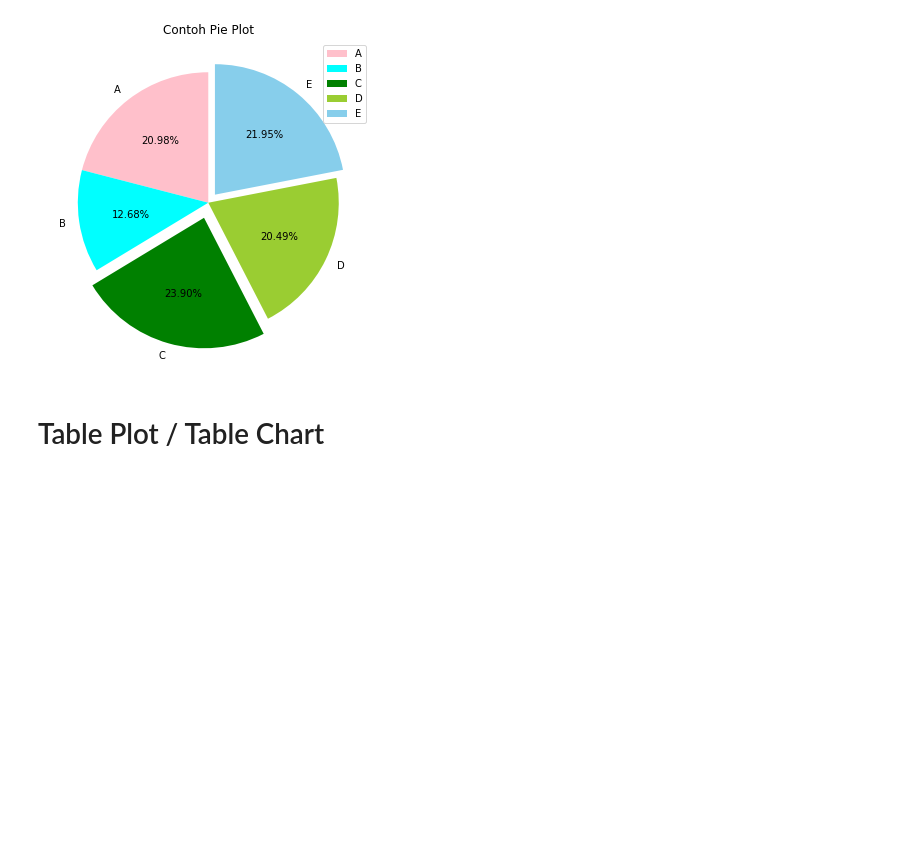
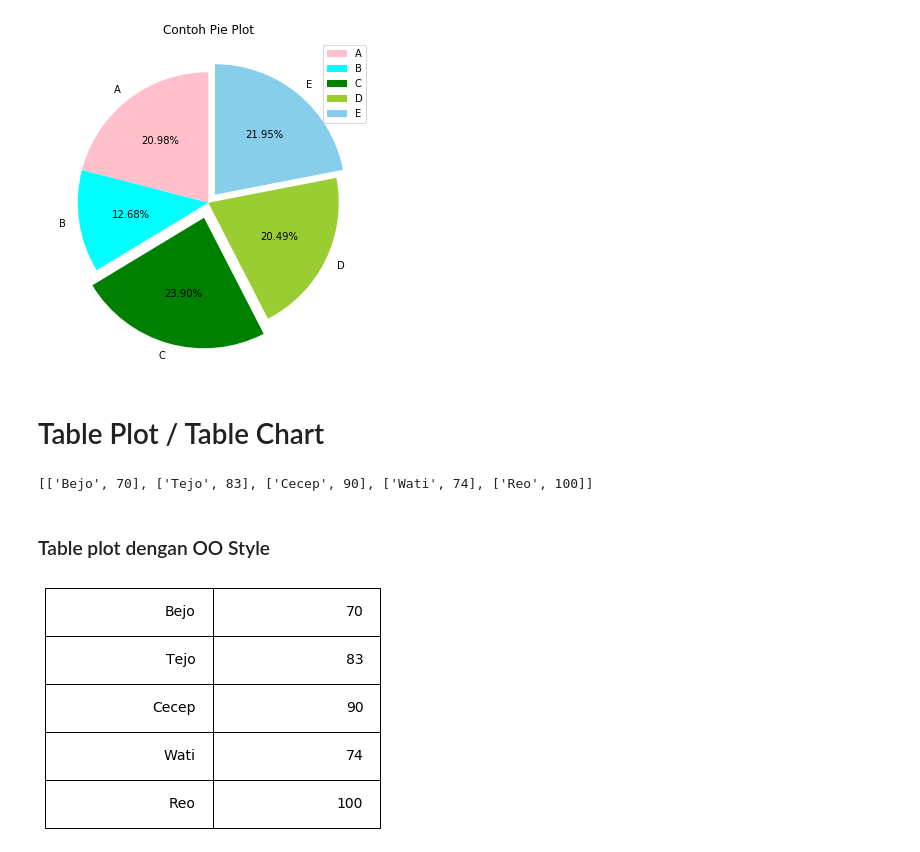
Before and after one commit to rshby/belajar_sendiri, a Jupyter notebook: Matplotlib.ipynb, the cells around one changed output. Drawn from its saved outputs; the diff is of its cells as text; code cells hidden in the pictures; blank space fills up the shorter version.

```diff
--- a/Matplotlib.ipynb
+++ b/Matplotlib.ipynb
@@ -473,7 +473,31 @@ plt.show()
 [figure]
 # %% [markdown]
 # Table Plot / Table Chart
+# %%
+data_uas = [
+    ["Bejo", 70],
+    ["Tejo", 83],
+    ["Cecep", 90],
+    ["Wati" , 74],
+    ["Reo", 100]
+]
 # %%
-data_uas = {
-
-}
+data_uas
+# %% [output]
+[['Bejo', 70], ['Tejo', 83], ['Cecep', 90], ['Wati', 74], ['Reo', 100]]
+# %% [markdown]
+### Table plot dengan OO Style
+# %%
+fig, ax = plt.subplots()
+
+table = plt.table(cellText=data_uas,
+                 loc='center')
+
+table.set_fontsize(14)
+table.scale(1, 4) # ukuran kolom, baris
+
+ax.axis(False)
+
+plt.show()
+# %% [output]
+[figure, added]
```
